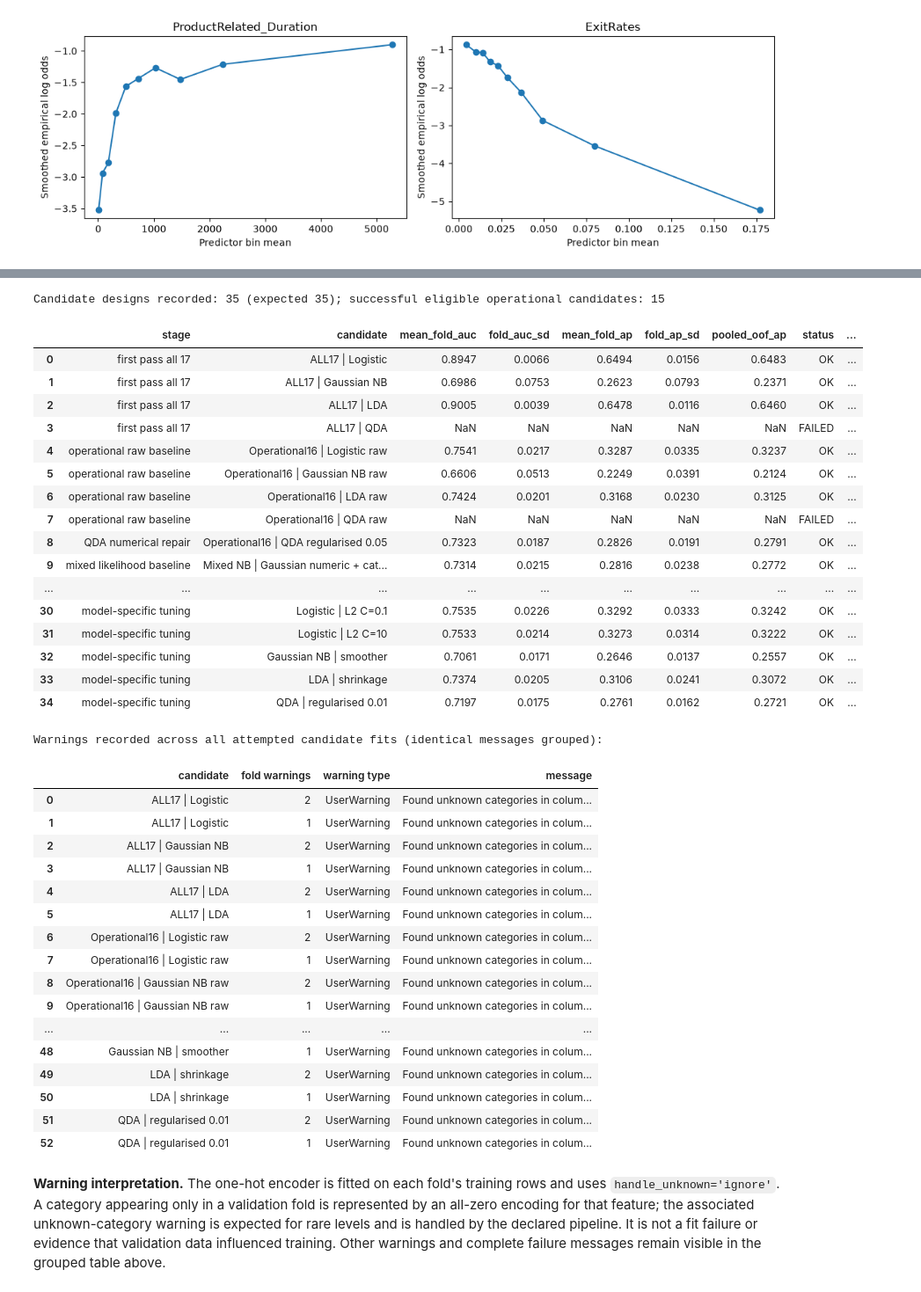
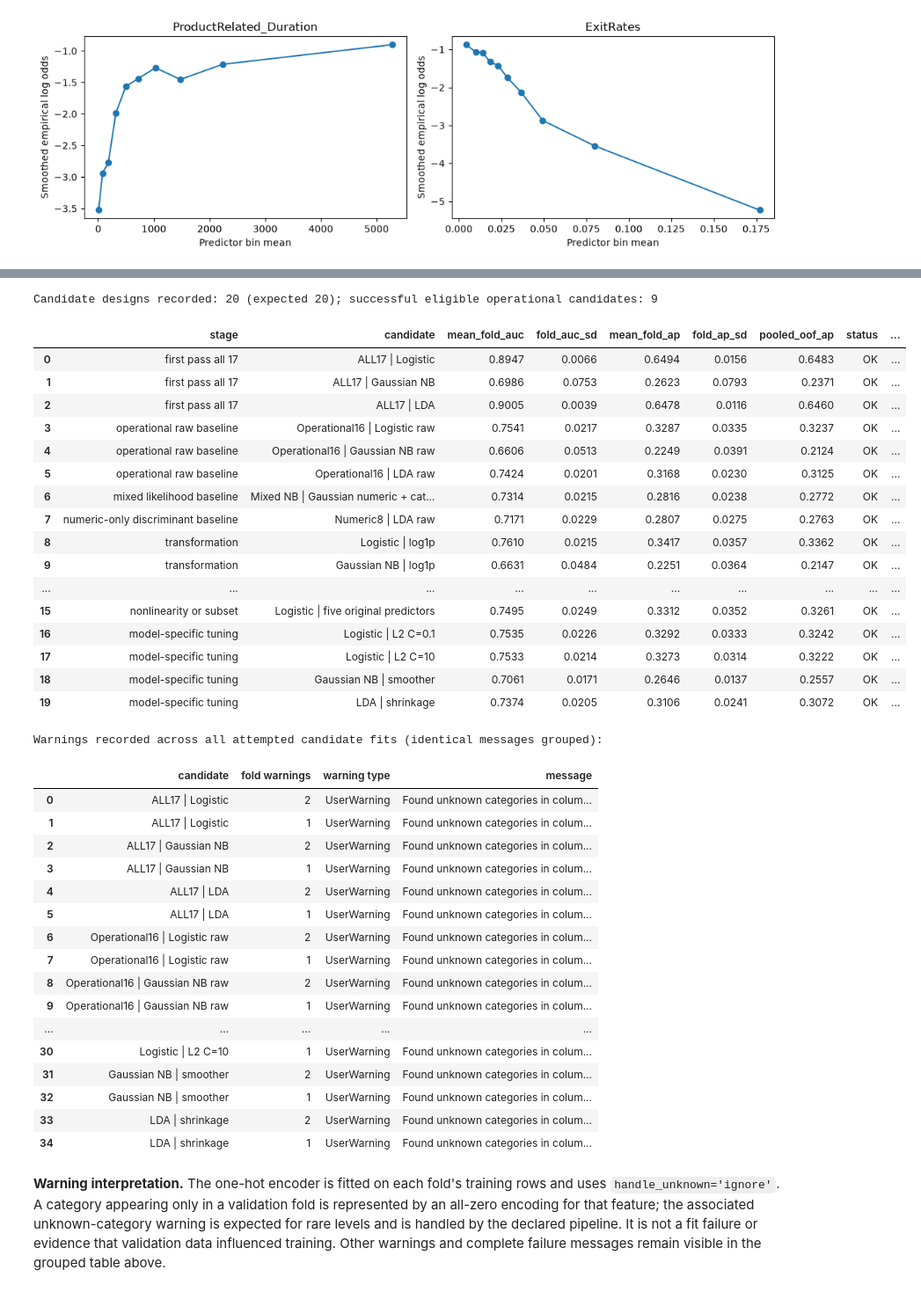
Before and after one commit to lyd-sg/dsa211, a Jupyter notebook: online_shoppers_revised.ipynb, the cells around one changed output, grey strips where cells are left out. Shown at 88% size. Saved outputs shown, nothing was run; the diff lists cells and outputs as text; code cells hidden in the pictures.

```diff
--- a/online_shoppers_revised.ipynb
+++ b/online_shoppers_revised.ipynb
@@ -293,8 +292,6 @@ class MixedNaiveBayes(ClassifierMixin, BaseEstimator):
 def _numeric_steps(numeric_transform='raw',scale=True):
     steps=[('impute',SimpleImputer(strategy='median'))]
     transforms={'log1p':FunctionTransformer(np.log1p,validate=False),
-        'yeojohnson':PowerTransformer(method='yeo-johnson',standardize=False),
-        'quantile':QuantileTransformer(n_quantiles=200,output_distribution='normal',random_state=SEED),
         'zeroind':LogAndZeroIndicators()}
     if numeric_transform in transforms: steps.append(('transform',transforms[numeric_transform]))
     elif numeric_transform!='raw': raise ValueError('Unknown numeric transform: '+numeric_transform)
@@ -318,8 +315,7 @@ def build_mixed_nb(numeric_transform='raw'):
 
 def build(model,columns,numeric_transform='raw',poly=False):
     nums=[c for c in NUM_ALL if c in columns]; cats=[c for c in CAT_ALL if c in columns]
-    # Preserve the original 29-design preprocessing order: impute/transform, form
-    # interactions on the transformed values, then scale the resulting numeric columns.
+    # Impute and transform numeric values, form interactions if requested, then scale.
     numeric=_numeric_steps(numeric_transform,scale=False)
     if poly: numeric.append(('interactions',PolynomialFeatures(degree=2,interaction_only=True,include_bias=False)))
     numeric.append(('scale',StandardScaler()))
@@ -339,9 +335,10 @@ def revenue_at(y_true,prob,t):
     r0=r['TP']+r['FN']; rm=r['TP']+.80*(r['FN']+r['TN'])
     delta=rm-r0
     return {**r,'R0_A':float(r0),'Rmodel_A':float(rm),'delta_A':float(delta),
-        'relative_lift':float(delta/r0) if r0 else np.nan,'voucher_count':r['FN']+r['TN']}
+        'relative_lift':float(delta/r0) if r0 else np.nan,'voucher_count':r['FN']+r['TN'],
+        'weighted_opportunity_cost_A':float(.80*r['FP']+.20*r['FN'])}
 MODELS={'Logistic':LogisticRegression(max_iter=3000),'Gaussian NB':GaussianNB(),
-        'LDA':LinearDiscriminantAnalysis(),'QDA':QuadraticDiscriminantAnalysis()}
+        'LDA':LinearDiscriminantAnalysis()}
 CONFIGS={}; RESULTS={}; LEDGER=[]
 def evaluate(label,model,columns,transform='raw',poly=False,stage='candidate',pipeline=None):
     if label in CONFIGS: raise ValueError('Duplicate candidate label: '+label)
@@ -460,11 +455,6 @@ for name,estimator in MODELS.items():
     label=f'Operational16 | {name} raw'
     row=page_row if name=='Logistic' else evaluate(label,estimator,SAFE,stage='operational raw baseline')
     if row['status']=='OK': BASELINE_LABELS[name]=label
-# A separate covariance regularisation repair follows the unmodified operational QDA attempt.
-repair='Operational16 | QDA regularised 0.05'
-repair_row=evaluate(repair,QuadraticDiscriminantAnalysis(reg_param=.05),SAFE,stage='QDA numerical repair')
-if 'QDA' not in BASELINE_LABELS and repair_row['status']=='OK':
-    BASELINE_LABELS['QDA (regularised)']=repair
 # %% [markdown]
 ### Legacy operational baselines with one-hot categories
 
@@ -633,27 +616,17 @@ Scale-normalized Frobenius difference between class covariance matrices: 2.851
 # %%
 MIXED_NB_RAW='Mixed NB | Gaussian numeric + categorical nominal raw'
-MIXED_NB_YJ='Mixed NB | Gaussian numeric + categorical nominal Yeo-Johnson'
 NUM_LDA_RAW='Numeric8 | LDA raw'
-NUM_LDA_YJ='Numeric8 | LDA Yeo-Johnson'
-NUM_QDA_RAW='Numeric8 | QDA raw'
-NUM_QDA_REG='Numeric8 | QDA regularized 0.05'
 NEW_MODEL_ROWS=[]
 NEW_MODEL_ROWS.append(evaluate(MIXED_NB_RAW,MODELS['Gaussian NB'],SAFE,stage='mixed likelihood baseline',pipeline=build_mixed_nb('raw')))
-NEW_MODEL_ROWS.append(evaluate(MIXED_NB_YJ,MODELS['Gaussian NB'],SAFE,stage='mixed likelihood transformation',pipeline=build_mixed_nb('yeojohnson')))
 NEW_MODEL_ROWS.append(evaluate(NUM_LDA_RAW,MODELS['LDA'],NUM_SAFE,stage='numeric-only discriminant baseline',pipeline=build_numeric_only(MODELS['LDA'],'raw')))
-NEW_MODEL_ROWS.append(evaluate(NUM_LDA_YJ,MODELS['LDA'],NUM_SAFE,transform='yeojohnson',stage='numeric-only discriminant transformation',pipeline=build_numeric_only(MODELS['LDA'],'yeojohnson')))
-NEW_MODEL_ROWS.append(evaluate(NUM_QDA_RAW,MODELS['QDA'],NUM_SAFE,stage='numeric-only discriminant baseline',pipeline=build_numeric_only(MODELS['QDA'],'raw')))
-NEW_MODEL_ROWS.append(evaluate(NUM_QDA_REG,QuadraticDiscriminantAnalysis(reg_param=.05),NUM_SAFE,stage='numeric-only covariance regularization',pipeline=build_numeric_only(QuadraticDiscriminantAnalysis(reg_param=.05),'raw')))
 NEW_MODEL_CANDIDATES=[row['candidate'] for row in NEW_MODEL_ROWS if row['status']=='OK']
 print('Additional mixed/numeric-only designs:',len(NEW_MODEL_ROWS),'| successful:',len(NEW_MODEL_CANDIDATES))
 display(pd.DataFrame(NEW_MODEL_ROWS).round(4))
 
-QDA_REFERENCE=NUM_QDA_RAW if 'oof' in RESULTS[NUM_QDA_RAW] else NUM_QDA_REG
 DEFENSIBLE_BASELINES={
     'Logistic':'Operational16 | Logistic raw',
     'Naive Bayes (mixed)':MIXED_NB_RAW,
-    'LDA':NUM_LDA_RAW,
-    'QDA':QDA_REFERENCE}
+    'LDA':NUM_LDA_RAW}
 reference_rows=[]
 fig,axes=plt.subplots(1,2,figsize=(12,4.5))
 for family,label in DEFENSIBLE_BASELINES.items():
@@ -700,55 +668,52 @@ Additional mixed/numeric-only designs: 6 | successful: 6
 # %%
 LEGACY_CANDIDATES={name:label for name,label in BASELINE_LABELS.items()}
-if repair_row['status']=='OK': LEGACY_CANDIDATES['QDA (regularised)']=repair
 CANDIDATES={}
-for transform in ['log1p','yeojohnson','quantile','zeroind']:
+for transform in ['log1p','zeroind']:
     for name in ['Logistic','Gaussian NB','LDA']:
         label=f'{name} | {transform}'
         row=evaluate(label,MODELS[name],SAFE,transform,stage='transformation')
         if row['status']=='OK': LEGACY_CANDIDATES[label]=label
 five=['ExitRates','ProductRelated_Duration','Month','TrafficType','VisitorType']
 for label,model,columns,transform,poly in [
     ('Logistic | raw interactions',MODELS['Logistic'],SAFE,'raw',True),
-    ('Logistic | five original predictors',MODELS['Logistic'],five,'raw',False),
-    ('LDA | yeojohnson interactions',MODELS['LDA'],SAFE,'yeojohnson',True)]:
+    ('Logistic | five original predictors',MODELS['Logistic'],five,'raw',False)]:
     row=evaluate(label,model,columns,transform,poly,stage='nonlinearity or subset')
     if row['status']=='OK': LEGACY_CANDIDATES[label]=label
 for label,model,transform in [
     ('Logistic | L2 C=0.1',LogisticRegression(C=.1,max_iter=3000),'raw'),
     ('Logistic | L2 C=10',LogisticRegression(C=10,max_iter=3000),'raw'),
     ('Gaussian NB | smoother',GaussianNB(var_smoothing=1e-5),'raw'),
-    ('LDA | shrinkage',LinearDiscriminantAnalysis(solver='lsqr',shrinkage='auto'),'raw'),
-    ('QDA | regularised 0.01',QuadraticDiscriminantAnalysis(reg_param=.01),'raw')]:
+    ('LDA | shrinkage',LinearDiscriminantAnalysis(solver='lsqr',shrinkage='auto'),'raw')]:
     row=evaluate(label,model,SAFE,transform,stage='model-specific tuning')
     if row['status']=='OK': LEGACY_CANDIDATES[label]=label
 LED=pd.DataFrame(LEDGER)
-# Logistic supports one-hot categories; use only the mixed likelihood and numeric-only alternatives for NB/LDA/QDA.
+# Only Logistic variants plus the two existing raw likelihood alternatives are selection-eligible.
 CANDIDATES={label:label for label in LEGACY_CANDIDATES.values()
     if label.startswith('Operational16 | Logistic') or label.startswith('Logistic |')}
 for label in NEW_MODEL_CANDIDATES: CANDIDATES[label]=label
-print(f'Candidate designs recorded: {len(LED)} (expected 35); successful eligible operational candidates: {len(CANDIDATES)}')
+print(f'Candidate designs recorded: {len(LED)} (expected 20); successful eligible operational candidates: {len(CANDIDATES)}')
 display(LED[['stage','candidate','mean_fold_auc','fold_auc_sd','mean_fold_ap','fold_ap_sd','pooled_oof_ap','status','warning_count','failure']].round(4))
 print('Warnings recorded across all attempted candidate fits (identical messages grouped):')
 display(warning_table())
 # %% [output]
-Candidate designs recorded: 35 (expected 35); successful eligible operational candidates: 15
+Candidate designs recorded: 20 (expected 20); successful eligible operational candidates: 9
 |  | stage | candidate | mean_fold_auc | fold_auc_sd | mean_fold_ap | fold_ap_sd | pooled_oof_ap | status | ... |
 | 0 | first pass all 17 | ALL17 | Logistic | 0.8947 | 0.0066 | 0.6494 | 0.0156 | 0.6483 | OK | ... |
 | 1 | first pass all 17 | ALL17 | Gaussian NB | 0.6986 | 0.0753 | 0.2623 | 0.0793 | 0.2371 | OK | ... |
 | 2 | first pass all 17 | ALL17 | LDA | 0.9005 | 0.0039 | 0.6478 | 0.0116 | 0.6460 | OK | ... |
-| 3 | first pass all 17 | ALL17 | QDA | NaN | NaN | NaN | NaN | NaN | FAILED | ... |
-| 4 | operational raw baseline | Operational16 | Logistic raw | 0.7541 | 0.0217 | 0.3287 | 0.0335 | 0.3237 | OK | ... |
-| 5 | operational raw baseline | Operational16 | Gaussian NB raw | 0.6606 | 0.0513 | 0.2249 | 0.0391 | 0.2124 | OK | ... |
-| 6 | operational raw baseline | Operational16 | LDA raw | 0.7424 | 0.0201 | 0.3168 | 0.0230 | 0.3125 | OK | ... |
-| 7 | operational raw baseline | Operational16 | QDA raw | NaN | NaN | NaN | NaN | NaN | FAILED | ... |
-| 8 | QDA numerical repair | Operational16 | QDA regularised 0.05 | 0.7323 | 0.0187 | 0.2826 | 0.0191 | 0.2791 | OK | ... |
-| 9 | mixed likelihood baseline | Mixed NB | Gaussian numeric + cat... | 0.7314 | 0.0215 | 0.2816 | 0.0238 | 0.2772 | OK | ... |
+| 3 | operational raw baseline | Operational16 | Logistic raw | 0.7541 | 0.0217 | 0.3287 | 0.0335 | 0.3237 | OK | ... |
+| 4 | operational raw baseline | Operational16 | Gaussian NB raw | 0.6606 | 0.0513 | 0.2249 | 0.0391 | 0.2124 | OK | ... |
+| 5 | operational raw baseline | Operational16 | LDA raw | 0.7424 | 0.0201 | 0.3168 | 0.0230 | 0.3125 | OK | ... |
+| 6 | mixed likelihood baseline | Mixed NB | Gaussian numeric + cat... | 0.7314 | 0.0215 | 0.2816 | 0.0238 | 0.2772 | OK | ... |
+| 7 | numeric-only discriminant baseline | Numeric8 | LDA raw | 0.7171 | 0.0229 | 0.2807 | 0.0275 | 0.2763 | OK | ... |
+| 8 | transformation | Logistic | log1p | 0.7610 | 0.0215 | 0.3417 | 0.0357 | 0.3362 | OK | ... |
+| 9 | transformation | Gaussian NB | log1p | 0.6631 | 0.0484 | 0.2251 | 0.0364 | 0.2147 | OK | ... |
 | ... | ... | ... | ... | ... | ... | ... | ... | ... | ... |
-| 30 | model-specific tuning | Logistic | L2 C=0.1 | 0.7535 | 0.0226 | 0.3292 | 0.0333 | 0.3242 | OK | ... |
-| 31 | model-specific tuning | Logistic | L2 C=10 | 0.7533 | 0.0214 | 0.3273 | 0.0314 | 0.3222 | OK | ... |
-| 32 | model-specific tuning | Gaussian NB | smoother | 0.7061 | 0.0171 | 0.2646 | 0.0137 | 0.2557 | OK | ... |
-| 33 | model-specific tuning | LDA | shrinkage | 0.7374 | 0.0205 | 0.3106 | 0.0241 | 0.3072 | OK | ... |
-| 34 | model-specific tuning | QDA | regularised 0.01 | 0.7197 | 0.0175 | 0.2761 | 0.0162 | 0.2721 | OK | ... |
+| 15 | nonlinearity or subset | Logistic | five original predictors | 0.7495 | 0.0249 | 0.3312 | 0.0352 | 0.3261 | OK | ... |
+| 16 | model-specific tuning | Logistic | L2 C=0.1 | 0.7535 | 0.0226 | 0.3292 | 0.0333 | 0.3242 | OK | ... |
+| 17 | model-specific tuning | Logistic | L2 C=10 | 0.7533 | 0.0214 | 0.3273 | 0.0314 | 0.3222 | OK | ... |
+| 18 | model-specific tuning | Gaussian NB | smoother | 0.7061 | 0.0171 | 0.2646 | 0.0137 | 0.2557 | OK | ... |
+| 19 | model-specific tuning | LDA | shrinkage | 0.7374 | 0.0205 | 0.3106 | 0.0241 | 0.3072 | OK | ... |
 Warnings recorded across all attempted candidate fits (identical messages grouped):
 |  | candidate | fold warnings | warning type | message |
 | 0 | ALL17 | Logistic | 2 | UserWarning | Found unknown categories in colum... |
@@ -762,11 +727,11 @@ Warnings recorded across all attempted candidate fits (identical messages groupe
 | 8 | Operational16 | Gaussian NB raw | 2 | UserWarning | Found unknown categories in colum... |
 | 9 | Operational16 | Gaussian NB raw | 1 | UserWarning | Found unknown categories in colum... |
 | ... | ... | ... | ... | ... |
-| 48 | Gaussian NB | smoother | 1 | UserWarning | Found unknown categories in colum... |
-| 49 | LDA | shrinkage | 2 | UserWarning | Found unknown categories in colum... |
-| 50 | LDA | shrinkage | 1 | UserWarning | Found unknown categories in colum... |
-| 51 | QDA | regularised 0.01 | 2 | UserWarning | Found unknown categories in colum... |
-| 52 | QDA | regularised 0.01 | 1 | UserWarning | Found unknown categories in colum... |
+| 30 | Logistic | L2 C=10 | 1 | UserWarning | Found unknown categories in colum... |
+| 31 | Gaussian NB | smoother | 2 | UserWarning | Found unknown categories in colum... |
+| 32 | Gaussian NB | smoother | 1 | UserWarning | Found unknown categories in colum... |
+| 33 | LDA | shrinkage | 2 | UserWarning | Found unknown categories in colum... |
+| 34 | LDA | shrinkage | 1 | UserWarning | Found unknown categories in colum... |
 # %% [markdown]
 **Warning interpretation.** The one-hot encoder is fitted on each fold's training rows and uses `handle_unknown='ignore'`. A category appearing only in a validation fold is represented by an all-zero encoding for that feature; the associated unknown-category warning is expected for rare levels and is handled by the declared pipeline. It is not a fit failure or evidence that validation data influenced training. Other warnings and complete failure messages remain visible in the grouped table above.
 # %% [markdown]
```
Also changed, not shown: parts of 23 cells of this notebook, 10 other files.
